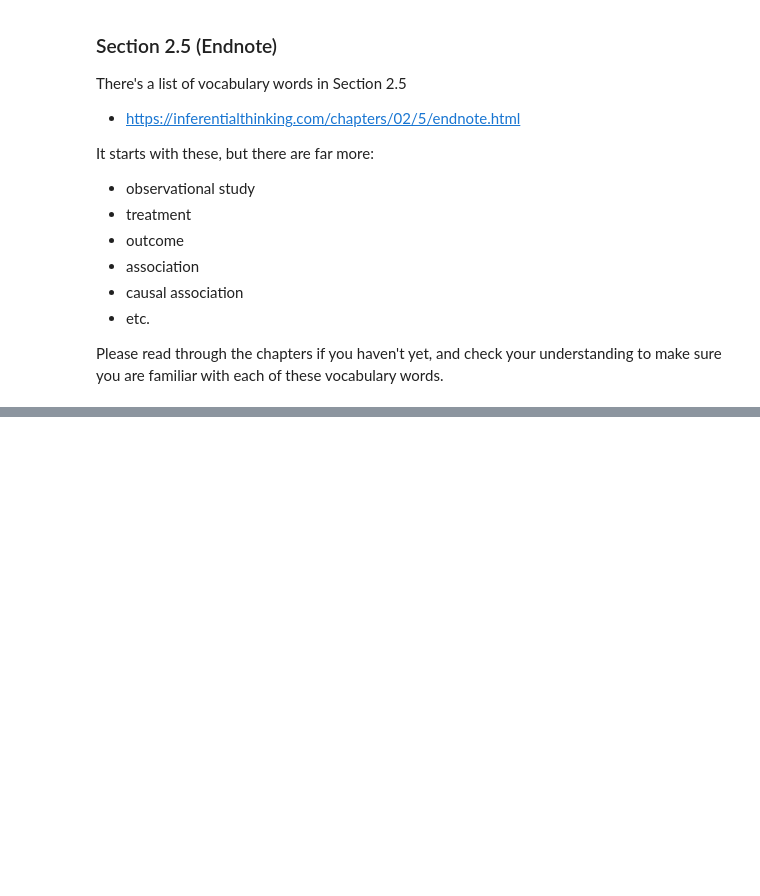
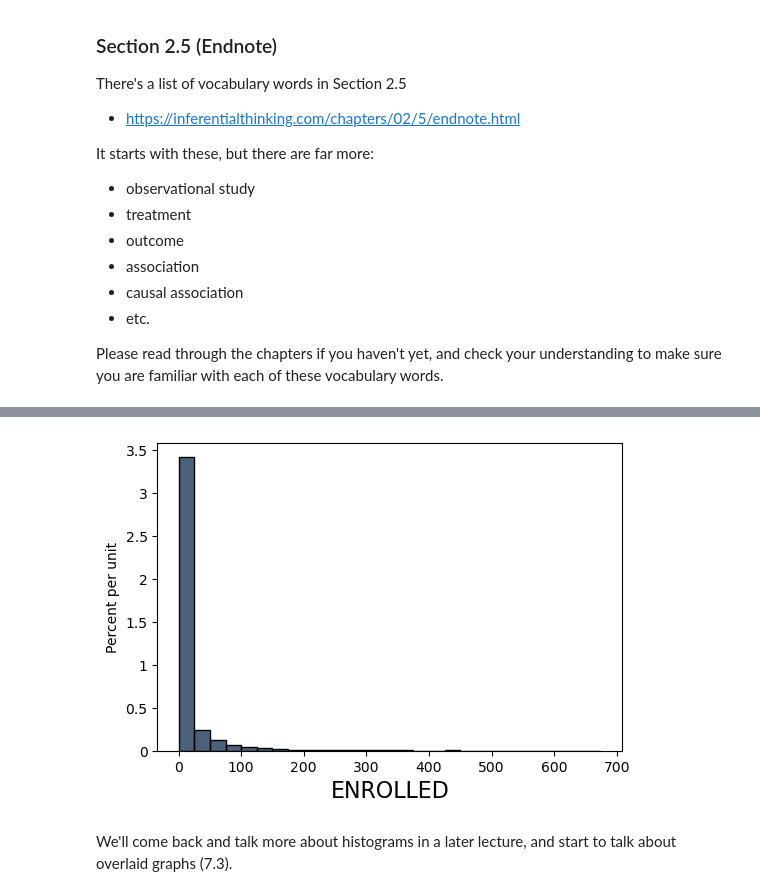
Before and after one commit to ucsb-ds/cmpsc5a-s25-students, a Jupyter notebook: lectures/lecture08.ipynb, the cells around one changed output, grey strips where cells are left out. Cells and saved outputs as stored; diff of their text form; code cells hidden in the pictures; blank space fills up the shorter version.

```diff
--- a/lectures/lecture08.ipynb
+++ b/lectures/lecture08.ipynb
@@ -188,0 +375,8 @@ Please read through the chapters if you haven't yet, and check your understandin
+# %%
+binsOf25 = np.arange(0,700,25)
+# %%
+allOpenLectures.hist("ENROLLED", bins=binsOf25)
+# %% [output]
+[figure, added]
+# %% [markdown]
+We'll come back and talk more about histograms in a later lecture, and start to talk about overlaid graphs (7.3).
```
Also changed, not shown: parts of 31 cells of this notebook.
